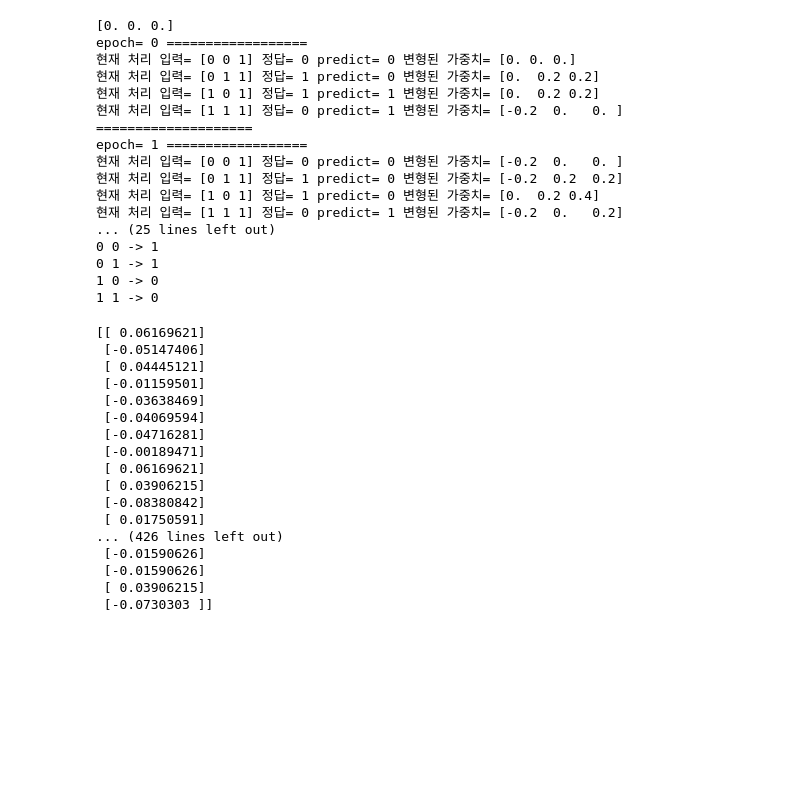
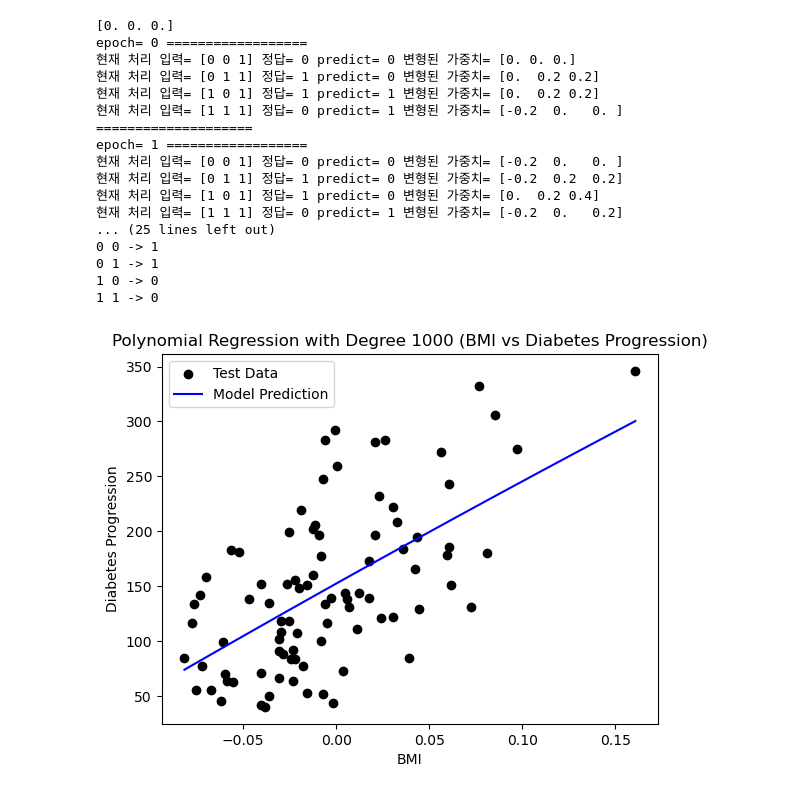
Before and after one commit to tlsdn0403/3-1-study, a Jupyter notebook: 딥러닝/0417.ipynb, the cells around one changed output. Cells and saved outputs as stored; diff of their text form; code cells hidden in the pictures; blank space fills up the shorter version.

```diff
--- a/딥러닝/0417.ipynb
+++ b/딥러닝/0417.ipynb
@@ -217,49 +227,40 @@ epoch= 1 ==================
 # %%
 import matplotlib.pylab as plt
 import numpy as np
 from sklearn import datasets, linear_model
 from sklearn.model_selection import train_test_split
 from sklearn.preprocessing import PolynomialFeatures
 from sklearn.pipeline import make_pipeline
 
 diabetes_X, diabetes_y = datasets.load_diabetes(return_X_y = True)
 
 diabetes_X_new = diabetes_X[:,np.newaxis, 2] #하나의특징(BMI)만추려내서2차원배열로만든다. BMI 특징의인덱스가2이다.
 
 X_train, X_test, y_train, y_test = train_test_split(diabetes_X_new, diabetes_y, test_size = 0.2) #학습데이터랑 테스트 데이터를 나눔 8:2 비율
 
-degree = 1000 #차수
+degree = 2 #차수
 
 model = make_pipeline(PolynomialFeatures(degree), linear_model.LinearRegression())
 
 model.fit(X_train, y_train) #학습데이터를 토대로 모델을 학습시킴
 
-X_plot= np.linspace(X_test.min(),X_test.max(),100).reshape(-1, 1)
+X_plot= np.linspace(X_test.min(),X_test.max(),50).reshape(-1, 1)
 y_pred = model.predict(X_plot)
 
 
 
-print(diabetes_X_new)
+# print(diabetes_X_new)
 # print(diabetes_y)
 # print(diabetes_X)
+plt.scatter(X_test, y_test, color='black', label='Test Data')  # 테스트 데이터
+plt.plot(X_plot, y_pred, color='blue', label='Model Prediction')  # 모델 예측
+plt.legend()
+plt.title("Polynomial Regression with Degree 1000 (BMI vs Diabetes Progression)")
+plt.xlabel("BMI")
+plt.ylabel("Diabetes Progression")
+plt.show()
 # %% [output]
-[[ 0.06169621]
- [-0.05147406]
- [ 0.04445121]
- [-0.01159501]
- [-0.03638469]
- [-0.04069594]
- [-0.04716281]
- [-0.00189471]
- [ 0.06169621]
- [ 0.03906215]
- [-0.08380842]
- [ 0.01750591]
-... (426 lines left out)
- [-0.01590626]
- [-0.01590626]
- [ 0.03906215]
- [-0.0730303 ]]
+[figure, added]
 # %%
 import numpy as np
 
```
Also changed, not shown: parts of 3 cells of this notebook, 10 other files.
